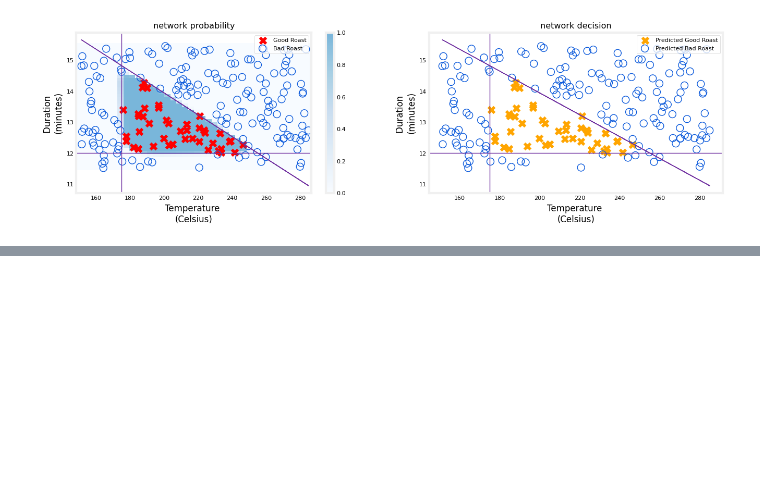
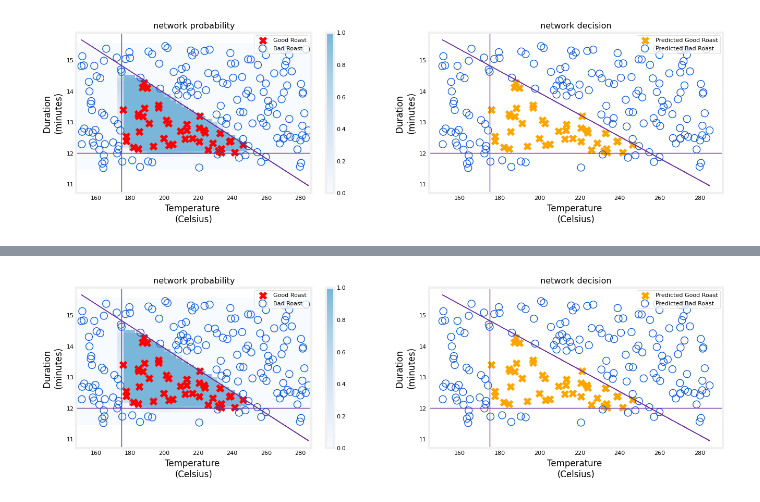
Before and after one commit to lorena-gonzalez/machine-learning-specialization, a Jupyter notebook: neural_networks/neurons_and_layers.ipynb, the cells around one changed output, grey strips where cells are left out. Cells and saved outputs as stored; diff of their text form; code cells hidden in the pictures; blank space fills up the shorter version.

Commit message:
neural network using numpy

```diff
--- a/neural_networks/neurons_and_layers.ipynb
+++ b/neural_networks/neurons_and_layers.ipynb
@@ -297,0 +367,18 @@ plt_network(X,Y,netf)
+# %%
+def my_dense(a_in, W, b):
+    """
+    Computes dense layer
+    Args:
+      a_in (ndarray (n, )) : Data, 1 example
+      W    (ndarray (n,j)) : Weight matrix, n features per unit, j units
+      b    (ndarray (j, )) : bias vector, j units
+    Returns
+      a_out (ndarray (j,))  : j units|
+    """
+    units = W.shape[1]
+    a_out = np.zeros(units)
+    for j in range(units):
+        w = W[:,j]
+        z = np.dot(w, a_in) + b[j]
+        a_out[j] = g(z)
+    return(a_out)
@@ -297,0 +390,5 @@ plt_network(X,Y,netf)
+# %%
+def my_sequential(x, W1, b1, W2, b2):
+    a1 = my_dense(x,  W1, b1)
+    a2 = my_dense(a1, W2, b2)
+    return(a2)
@@ -297,0 +397,5 @@ plt_network(X,Y,netf)
+# %%
+W1_tmp = np.array( [[-8.93,  0.29, 12.9 ], [-0.1,  -7.32, 10.81]] )
+b1_tmp = np.array( [-9.82, -9.28,  0.96] )
+W2_tmp = np.array( [[-31.18], [-27.59], [-32.56]] )
+b2_tmp = np.array( [15.41] )
@@ -297,0 +409,7 @@ plt_network(X,Y,netf)
+# %%
+def my_predict(X, W1, b1, W2, b2):
+    m = X.shape[0]
+    p = np.zeros((m,1))
+    for i in range(m):
+        p[i,0] = my_sequential(X[i], W1, b1, W2, b2)
+    return(p)
@@ -297,0 +439,5 @@ plt_network(X,Y,netf)
+# %%
+netf= lambda x : my_predict(norm_l(x),W1_tmp, b1_tmp, W2_tmp, b2_tmp)
+plt_network(X,Y,netf)
+# %% [output]
+[figure, added]
```
Also changed, not shown: parts of 19 cells of this notebook.
